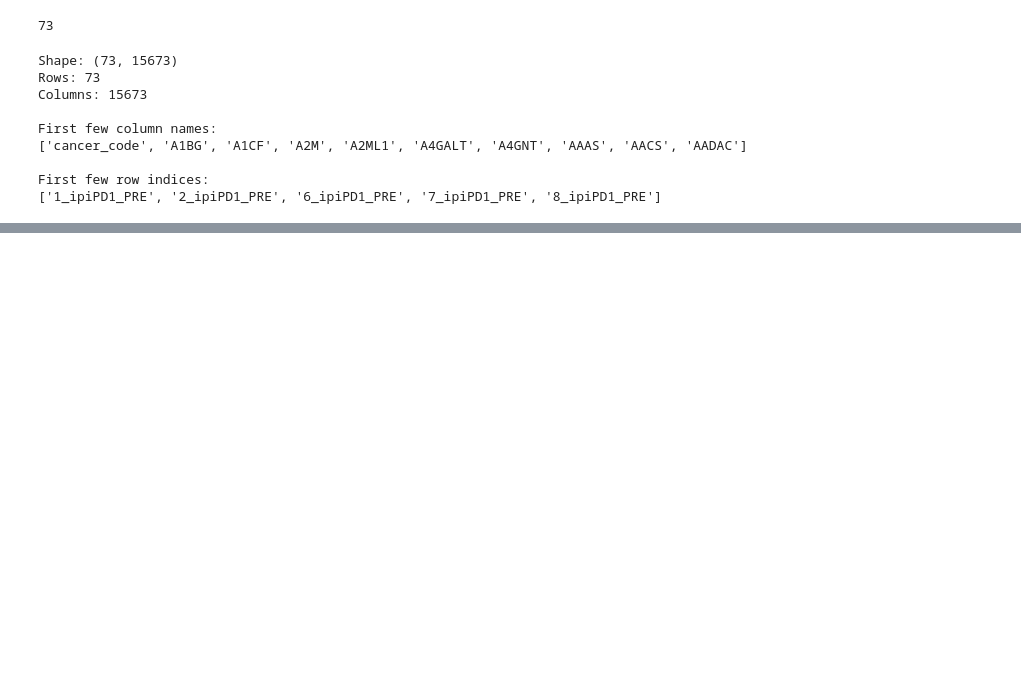
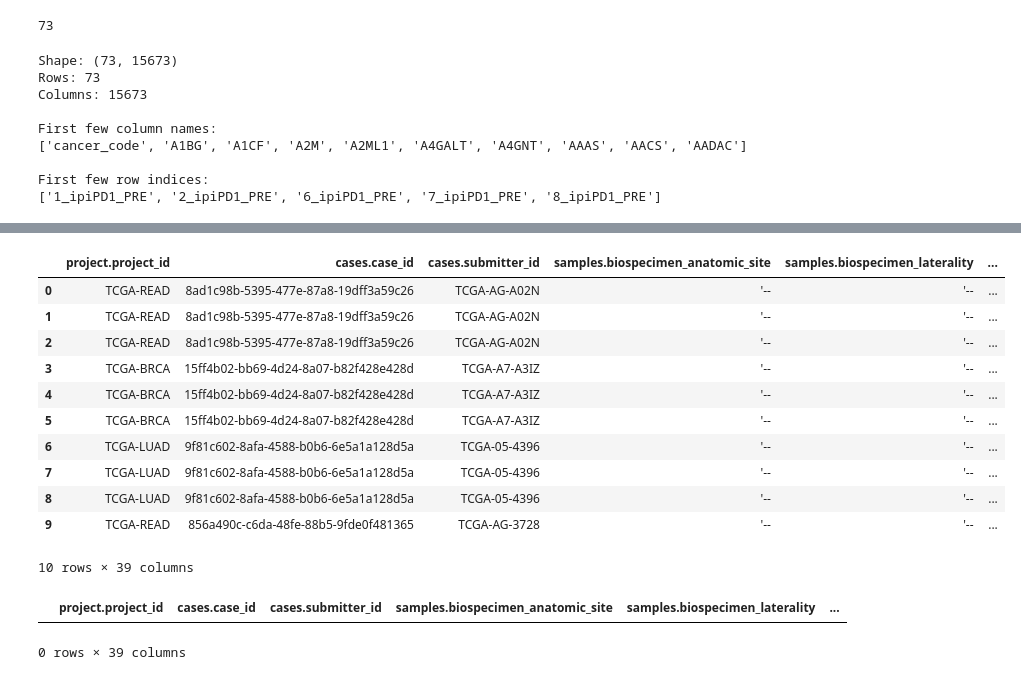
Before and after one commit to ashyamal/COMPASS, a Jupyter notebook: example/data_analysis.ipynb, the cells around one changed output, grey strips where cells are left out. Saved outputs shown, nothing was run; the diff lists cells and outputs as text; code cells hidden in the pictures; blank space fills up the shorter version.

```diff
--- a/example/data_analysis.ipynb
+++ b/example/data_analysis.ipynb
@@ -26,0 +551,20 @@ First few row indices:
+# %%
+sample_df.head(10)
+# %% [output]
+|  | project.project_id | cases.case_id | cases.submitter_id | samples.biospecimen_anatomic_site | samples.biospecimen_laterality | ... |
+| 0 | TCGA-READ | 8ad1c98b-5395-477e-87a8-19dff3a59c26 | TCGA-AG-A02N | '-- | '-- | ... |
+| 1 | TCGA-READ | 8ad1c98b-5395-477e-87a8-19dff3a59c26 | TCGA-AG-A02N | '-- | '-- | ... |
+| 2 | TCGA-READ | 8ad1c98b-5395-477e-87a8-19dff3a59c26 | TCGA-AG-A02N | '-- | '-- | ... |
+| 3 | TCGA-BRCA | 15ff4b02-bb69-4d24-8a07-b82f428e428d | TCGA-A7-A3IZ | '-- | '-- | ... |
+| 4 | TCGA-BRCA | 15ff4b02-bb69-4d24-8a07-b82f428e428d | TCGA-A7-A3IZ | '-- | '-- | ... |
+| 5 | TCGA-BRCA | 15ff4b02-bb69-4d24-8a07-b82f428e428d | TCGA-A7-A3IZ | '-- | '-- | ... |
+| 6 | TCGA-LUAD | 9f81c602-8afa-4588-b0b6-6e5a1a128d5a | TCGA-05-4396 | '-- | '-- | ... |
+| 7 | TCGA-LUAD | 9f81c602-8afa-4588-b0b6-6e5a1a128d5a | TCGA-05-4396 | '-- | '-- | ... |
+| 8 | TCGA-LUAD | 9f81c602-8afa-4588-b0b6-6e5a1a128d5a | TCGA-05-4396 | '-- | '-- | ... |
+| 9 | TCGA-READ | 856a490c-c6da-48fe-88b5-9fde0f481365 | TCGA-AG-3728 | '-- | '-- | ... |
+10 rows × 39 columns
+# %%
+sample_df.loc[sample_df["cases.case_id"] == "ac271c9e-4219-4880-ad89-0df6d5df0bb4"]
+# %% [output]
+|  | project.project_id | cases.case_id | cases.submitter_id | samples.biospecimen_anatomic_site | samples.biospecimen_laterality | ... |
+0 rows × 39 columns
```
Also changed, not shown: parts of 8 cells of this notebook, 3 other files.
